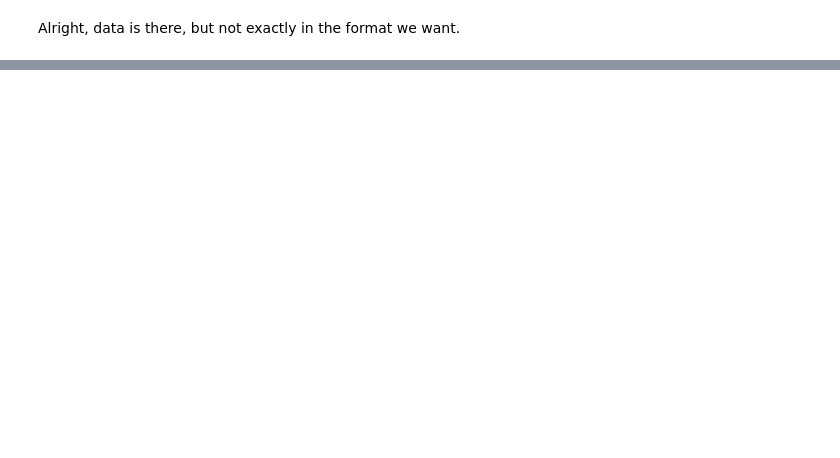
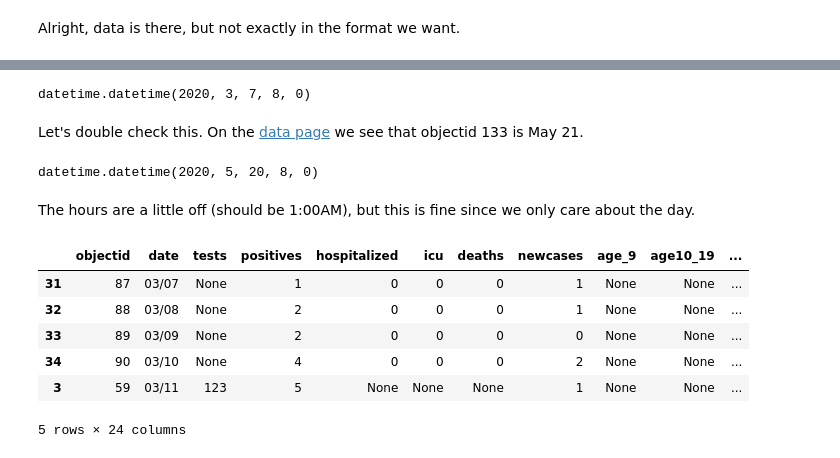
Before and after one commit to AndrewJWashington/covid_san_diego, a Jupyter notebook: new_cases_and_tests.ipynb, the cells around one changed output, grey strips where cells are left out. Drawn from its saved outputs; the diff is of its cells as text; code cells hidden in the pictures; blank space fills up the shorter version.

```diff
--- a/new_cases_and_tests.ipynb
+++ b/new_cases_and_tests.ipynb
@@ -59,0 +62,12 @@ First, let's convert the date from an integer to a datetime
+# %%
+datetime.datetime(1970, 1, 1) + datetime.timedelta(seconds=(1583568000000/1000))
+# %% [output]
+datetime.datetime(2020, 3, 7, 8, 0)
+# %% [markdown]
+Let's double check this. On the [data page](https://sdgis-sandag.opendata.arcgis.com/datasets/covid-19-statistics-san-diego-county/data?orderBy=date&orderByAsc=false&selectedAttribute=tests) we see that objectid 133 is May 21.
+# %%
+datetime.datetime(1970, 1, 1) + datetime.timedelta(seconds=(df[df['objectid'] == 133].date.values[0]/1000))
+# %% [output]
+datetime.datetime(2020, 5, 20, 8, 0)
+# %% [markdown]
+The hours are a little off (should be 1:00AM), but this is fine since we only care about the day.
@@ -60 +78,11 @@ First, let's convert the date from an integer to a datetime
+# %%
+df.head()
+# %% [output]
+|  | objectid | date | tests | positives | hospitalized | icu | deaths | newcases | age_9 | age10_19 | ... |
+| 31 | 87 | 03/07 | None | 1 | 0 | 0 | 0 | 1 | None | None | ... |
+| 32 | 88 | 03/08 | None | 2 | 0 | 0 | 0 | 1 | None | None | ... |
+| 33 | 89 | 03/09 | None | 2 | 0 | 0 | 0 | 0 | None | None | ... |
+| 34 | 90 | 03/10 | None | 4 | 0 | 0 | 0 | 2 | None | None | ... |
+| 3 | 59 | 03/11 | 123 | 5 | None | None | None | 1 | None | None | ... |
+5 rows × 24 columns
 # %% [markdown]
```
Also changed, not shown: parts of 15 cells of this notebook.
